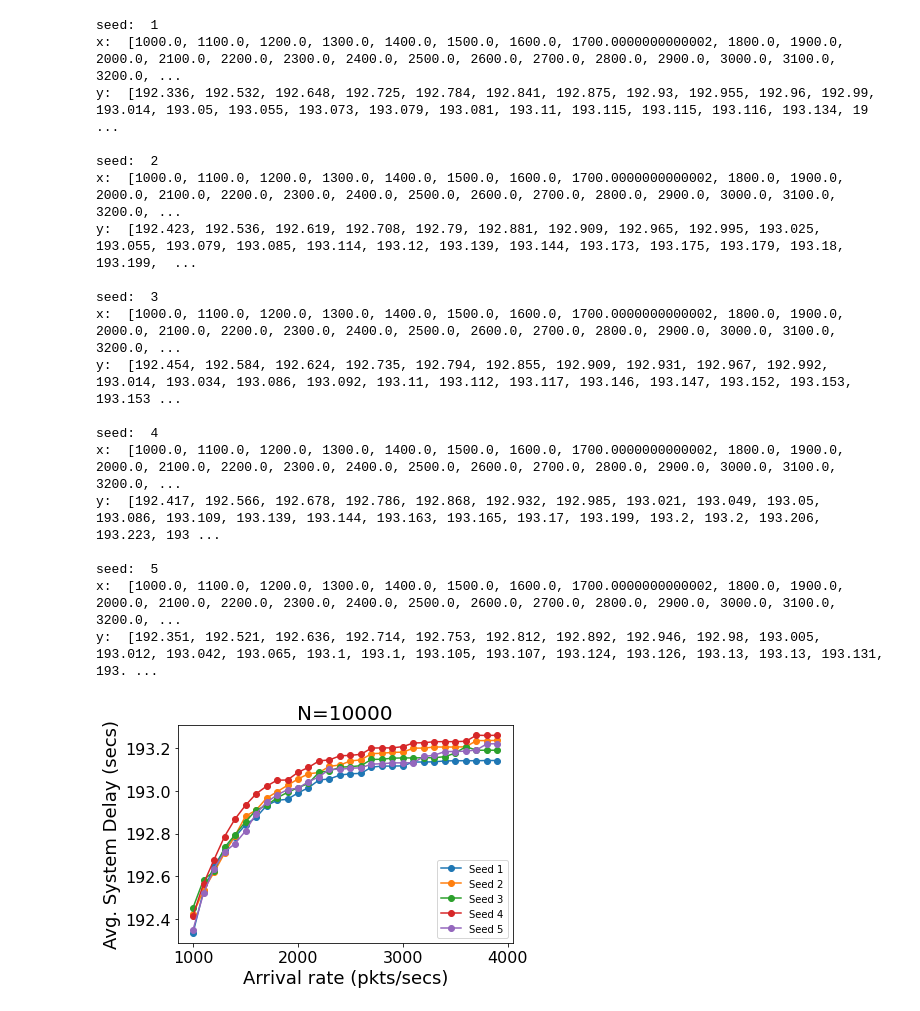
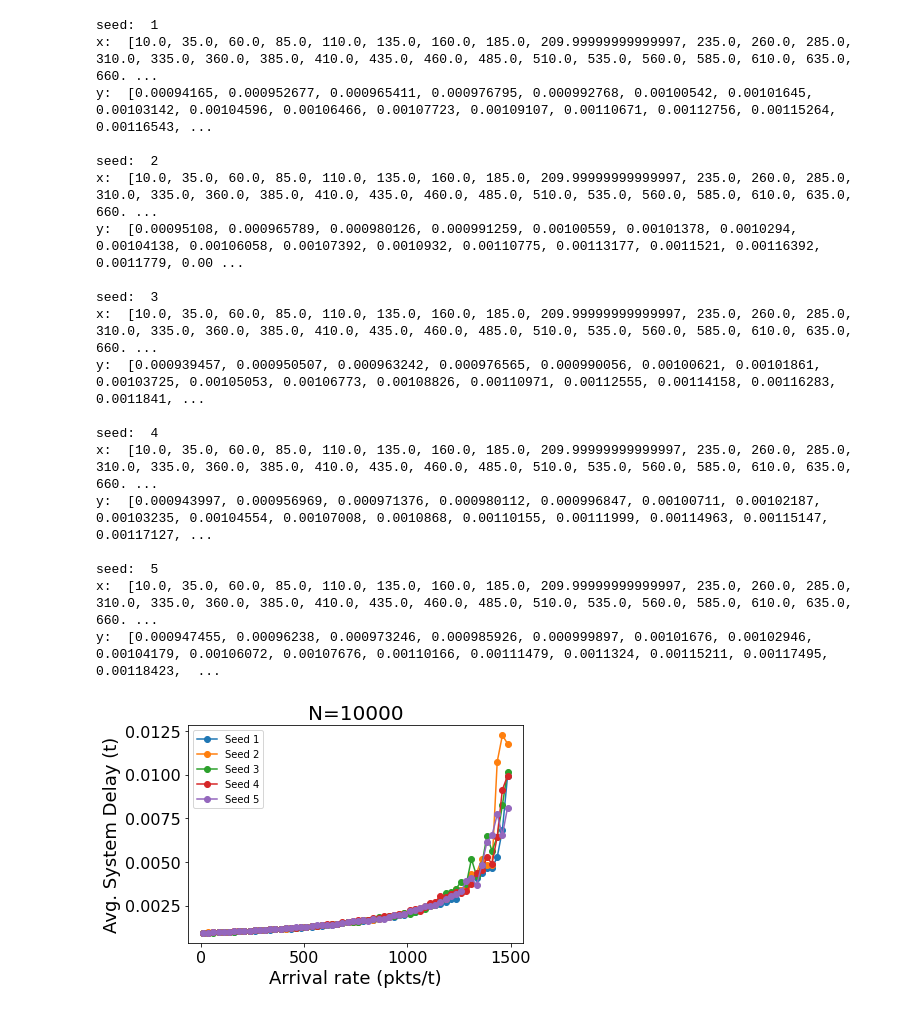
Before and after one commit to deRemo/TwoSwitchSim, a Jupyter notebook: plot_avg_system_delay.ipynb, the cells around one changed output. Saved outputs shown, nothing was run; the diff lists cells and outputs as text; code cells hidden in the pictures.

```diff
--- a/plot_avg_system_delay.ipynb
+++ b/plot_avg_system_delay.ipynb
@@ -26,0 +41,19 @@ SEEDS = [1,2,3,4,5]
+# %%
+fig, axs = plt.subplots(figsize=(13, 12), nrows=2)
+
+x = []
+y = []
+for interarrival_time in INTERARRIVAL_TIMES:
+    with np.errstate(divide='raise'):
+        try:
+            val = system_delay_th(interarrival_time)
+
+            x.append(interarrival_time)
+            y.append(val)
+        except FloatingPointError:
+            print(f"skipped {interarrival_time} due to overflow")
+
+axs[0].plot(x, y)
+axs[1].plot([1/i for i in x], y)
+for i in range(0, len(axs)):
+    axs[i].axhline(0, linestyle="--", color="black")
@@ -27,8 +62,8 @@ SEEDS = [1,2,3,4,5]
 # %%
 #Prepare plot
 fig, ax = plt.subplots()
-ax.set_xlabel("Arrival rate (pkts/secs)", fontsize=18)
-ax.set_ylabel(f"Avg. System Delay (secs)", fontsize=18)
+ax.set_xlabel("Arrival rate (pkts/t)", fontsize=18)
+ax.set_ylabel(f"Avg. System Delay (t)", fontsize=18)
 ax.set_title(f"N={N}", fontsize=20)
 ax.tick_params(axis='x', which='both', labelsize=16)
 ax.tick_params(axis='y', which='both', labelsize=16)
@@ -40,57 +75,72 @@ config.optionxform = str #to preserve case
 config.read("input.txt")
 
 #Fixed parameters
-config.set('SYSTEM', 'mean_service_time_A', str(SERVICE_TIME_A))
-config.set('SYSTEM', 'mean_service_time_B', str(SERVICE_TIME_B))
-config.set('SYSTEM', 'mean_service_time_C', str(SERVICE_TIME_C))
+config.set('SYSTEM', 'mean_service_time_1', '{:f}'.format(SERVICE_TIME_B))
+config.set('SYSTEM', 'mean_service_time_2', '{:f}'.format(SERVICE_TIME_C))
+config.set('SYSTEM', 'min_pkt_size', '{:f}'.format(MIN_PKT_SIZE))
+config.set('SYSTEM', 'avg_pkt_size', '{:f}'.format(AVG_PKT_SIZE))
+config.set('SYSTEM', 'max_pkt_size', '{:f}'.format(MAX_PKT_SIZE))
+config.set('SYSTEM', "q_limit", str(Q_LIMIT))
 config.set('SYSTEM', 'num_pkts', str(N))
 
+
+#experimental
 for seed in SEEDS:
     print("seed: ", seed)
     system_delays = []
+
     x = list(map(lambda x:1/x, INTERARRIVAL_TIMES)) #1/x because we plot in function of the arrival rate
 
     for interarrival_time in INTERARRIVAL_TIMES:
         #Modify config file with given parameters
         config.set('SYSTEM', 'mean_interarrival_time', str(interarrival_time))
         config.set('SYSTEM', 'seed', str(seed))
 
         with open("input.txt", "w") as f:
             config.write(f, space_around_delimiters=False) #important to avoid breaking my c++ parser
 
         #run simulation (suppressing output)
-        p = subprocess.run(["./main"], stdout=subprocess.DEVNULL)
+        try:
+            subprocess.check_call(["./main"], stdout=subprocess.DEVNULL)
+        except subprocess.CalledProcessError:
+            print("\nconfig that caused error: ")
+            for key in config['SYSTEM']:
+                print(key, config['SYSTEM'][key])
 
         #Retrieve avg. system delay
-        with open("output.txt", "r") as f:
-            sd_line = f.read()
-            system_delays.append(float(sd_line.rstrip()))
+        try:
+            with open("output.txt", "r") as f:
+                sd_line = f.read()
+                system_delays.append(float(sd_line.rstrip()))
+        except OSError as e:
+            print(e.errno)
+            raise SystemExit("STOP")
 
     #Plot
     ax.plot(x, system_delays, label=f"Seed {seed}", marker="o")
     ax.legend()
 
     print("x: ", x)
     print("y: ", system_delays)
     print("")
 # %% [output]
 seed:  1
-x:  [1000.0, 1100.0, 1200.0, 1300.0, 1400.0, 1500.0, 1600.0, 1700.0000000000002, 1800.0, 1900.0, 2000.0, 2100.0, 2200.0, 2300.0, 2400.0, 2500.0, 2600.0, 2700.0, 2800.0, 2900.0, 3000.0, 3100.0, 3200.0, ...
-y:  [192.336, 192.532, 192.648, 192.725, 192.784, 192.841, 192.875, 192.93, 192.955, 192.96, 192.99, 193.014, 193.05, 193.055, 193.073, 193.079, 193.081, 193.11, 193.115, 193.115, 193.116, 193.134, 19 ...
+x:  [10.0, 35.0, 60.0, 85.0, 110.0, 135.0, 160.0, 185.0, 209.99999999999997, 235.0, 260.0, 285.0, 310.0, 335.0, 360.0, 385.0, 410.0, 435.0, 460.0, 485.0, 510.0, 535.0, 560.0, 585.0, 610.0, 635.0, 660. ...
+y:  [0.00094165, 0.000952677, 0.000965411, 0.000976795, 0.000992768, 0.00100542, 0.00101645, 0.00103142, 0.00104596, 0.00106466, 0.00107723, 0.00109107, 0.00110671, 0.00112756, 0.00115264, 0.00116543, ...
 
 seed:  2
-x:  [1000.0, 1100.0, 1200.0, 1300.0, 1400.0, 1500.0, 1600.0, 1700.0000000000002, 1800.0, 1900.0, 2000.0, 2100.0, 2200.0, 2300.0, 2400.0, 2500.0, 2600.0, 2700.0, 2800.0, 2900.0, 3000.0, 3100.0, 3200.0, ...
-y:  [192.423, 192.536, 192.619, 192.708, 192.79, 192.881, 192.909, 192.965, 192.995, 193.025, 193.055, 193.079, 193.085, 193.114, 193.12, 193.139, 193.144, 193.173, 193.175, 193.179, 193.18, 193.199,  ...
+x:  [10.0, 35.0, 60.0, 85.0, 110.0, 135.0, 160.0, 185.0, 209.99999999999997, 235.0, 260.0, 285.0, 310.0, 335.0, 360.0, 385.0, 410.0, 435.0, 460.0, 485.0, 510.0, 535.0, 560.0, 585.0, 610.0, 635.0, 660. ...
+y:  [0.00095108, 0.000965789, 0.000980126, 0.000991259, 0.00100559, 0.00101378, 0.0010294, 0.00104138, 0.00106058, 0.00107392, 0.0010932, 0.00110775, 0.00113177, 0.0011521, 0.00116392, 0.0011779, 0.00 ...
 
 seed:  3
-x:  [1000.0, 1100.0, 1200.0, 1300.0, 1400.0, 1500.0, 1600.0, 1700.0000000000002, 1800.0, 1900.0, 2000.0, 2100.0, 2200.0, 2300.0, 2400.0, 2500.0, 2600.0, 2700.0, 2800.0, 2900.0, 3000.0, 3100.0, 3200.0, ...
-y:  [192.454, 192.584, 192.624, 192.735, 192.794, 192.855, 192.909, 192.931, 192.967, 192.992, 193.014, 193.034, 193.086, 193.092, 193.11, 193.112, 193.117, 193.146, 193.147, 193.152, 193.153, 193.153 ...
+x:  [10.0, 35.0, 60.0, 85.0, 110.0, 135.0, 160.0, 185.0, 209.99999999999997, 235.0, 260.0, 285.0, 310.0, 335.0, 360.0, 385.0, 410.0, 435.0, 460.0, 485.0, 510.0, 535.0, 560.0, 585.0, 610.0, 635.0, 660. ...
+y:  [0.000939457, 0.000950507, 0.000963242, 0.000976565, 0.000990056, 0.00100621, 0.00101861, 0.00103725, 0.00105053, 0.00106773, 0.00108826, 0.00110971, 0.00112555, 0.00114158, 0.00116283, 0.0011841, ...
 
 seed:  4
-x:  [1000.0, 1100.0, 1200.0, 1300.0, 1400.0, 1500.0, 1600.0, 1700.0000000000002, 1800.0, 1900.0, 2000.0, 2100.0, 2200.0, 2300.0, 2400.0, 2500.0, 2600.0, 2700.0, 2800.0, 2900.0, 3000.0, 3100.0, 3200.0, ...
-y:  [192.417, 192.566, 192.678, 192.786, 192.868, 192.932, 192.985, 193.021, 193.049, 193.05, 193.086, 193.109, 193.139, 193.144, 193.163, 193.165, 193.17, 193.199, 193.2, 193.2, 193.206, 193.223, 193 ...
+x:  [10.0, 35.0, 60.0, 85.0, 110.0, 135.0, 160.0, 185.0, 209.99999999999997, 235.0, 260.0, 285.0, 310.0, 335.0, 360.0, 385.0, 410.0, 435.0, 460.0, 485.0, 510.0, 535.0, 560.0, 585.0, 610.0, 635.0, 660. ...
+y:  [0.000943997, 0.000956969, 0.000971376, 0.000980112, 0.000996847, 0.00100711, 0.00102187, 0.00103235, 0.00104554, 0.00107008, 0.0010868, 0.00110155, 0.00111999, 0.00114963, 0.00115147, 0.00117127, ...
 
 seed:  5
-x:  [1000.0, 1100.0, 1200.0, 1300.0, 1400.0, 1500.0, 1600.0, 1700.0000000000002, 1800.0, 1900.0, 2000.0, 2100.0, 2200.0, 2300.0, 2400.0, 2500.0, 2600.0, 2700.0, 2800.0, 2900.0, 3000.0, 3100.0, 3200.0, ...
-y:  [192.351, 192.521, 192.636, 192.714, 192.753, 192.812, 192.892, 192.946, 192.98, 193.005, 193.012, 193.042, 193.065, 193.1, 193.1, 193.105, 193.107, 193.124, 193.126, 193.13, 193.13, 193.131, 193. ...
+x:  [10.0, 35.0, 60.0, 85.0, 110.0, 135.0, 160.0, 185.0, 209.99999999999997, 235.0, 260.0, 285.0, 310.0, 335.0, 360.0, 385.0, 410.0, 435.0, 460.0, 485.0, 510.0, 535.0, 560.0, 585.0, 610.0, 635.0, 660. ...
+y:  [0.000947455, 0.00096238, 0.000973246, 0.000985926, 0.000999897, 0.00101676, 0.00102946, 0.00104179, 0.00106072, 0.00107676, 0.00110166, 0.00111479, 0.0011324, 0.00115211, 0.00117495, 0.00118423,  ...
-[figure, old version]
+[figure, new version]
```
Also changed, not shown: parts of 5 cells of this notebook.
